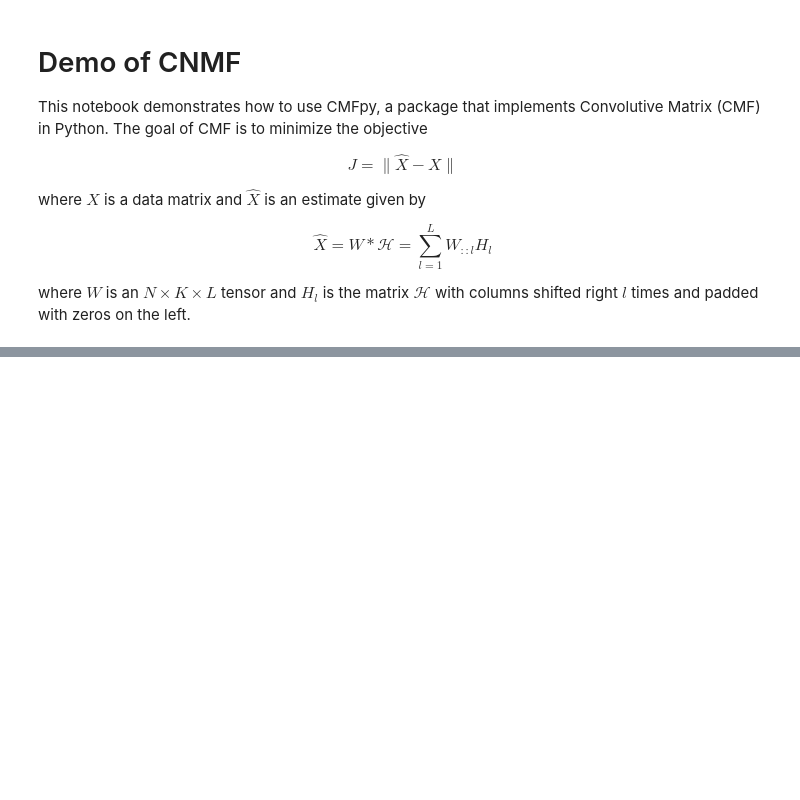
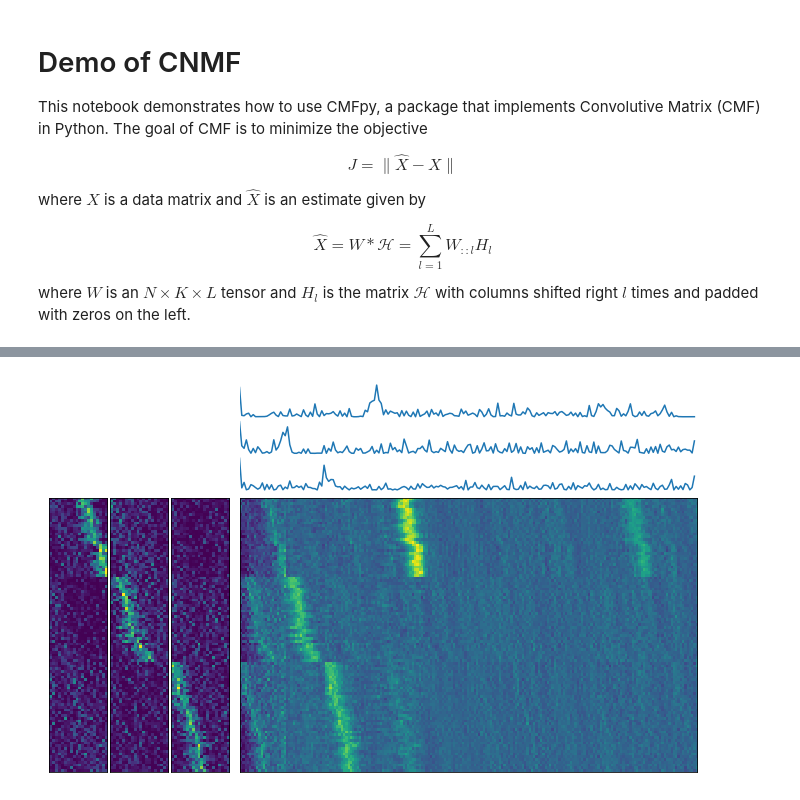
Before and after one commit to degleris1/cmfpy, a Jupyter notebook: examples/demo_synthetic.ipynb, the cells around one changed output, grey strips where cells are left out. Cells and saved outputs as stored; diff of their text form; code cells hidden in the pictures; blank space fills up the shorter version.

```diff
--- a/examples/demo_synthetic.ipynb
+++ b/examples/demo_synthetic.ipynb
@@ -50,0 +50,5 @@ plt.imshow(model.predict(), aspect='auto')
+# %%
+# plot model prediction
+model.plot(tmin=0, tmax=200);
+# %% [output]
+[figure, added]
```
Also changed, not shown: parts of 6 cells of this notebook, 6 other files.
